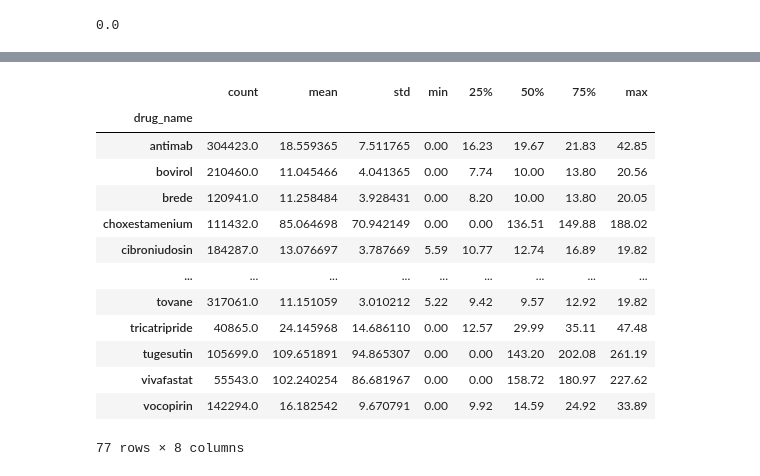
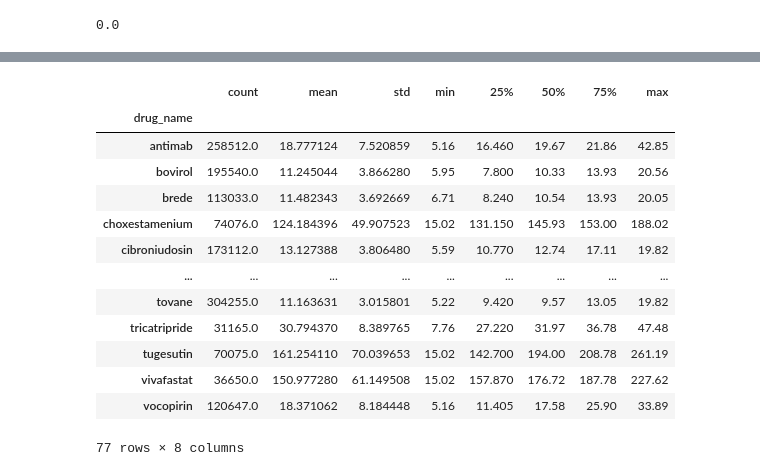
Before and after one commit to Erdos-Red-Eye/CMM_Patient_Expenses, a Jupyter notebook: CoverMyMed_EDA.ipynb, the cells around one changed output, grey strips where cells are left out. Saved outputs shown, nothing was run; the diff lists cells and outputs as text; code cells hidden in the pictures.

```diff
--- a/CoverMyMed_EDA.ipynb
+++ b/CoverMyMed_EDA.ipynb
@@ -273,18 +283,18 @@ tugesutin    6.52                107.891696
 Name: patient_pay, dtype: float64
 # %%
-df.groupby(['drug_name'])['patient_pay'].describe()
+df[df['rejected']==False].groupby(['drug_name'])['patient_pay'].describe()
 # %% [output]
 |  | count | mean | std | min | 25% | 50% | 75% | max |
 | drug_name |  |  |  |  |  |  |  |  |
-| antimab | 304423.0 | 18.559365 | 7.511765 | 0.00 | 16.23 | 19.67 | 21.83 | 42.85 |
-| bovirol | 210460.0 | 11.045466 | 4.041365 | 0.00 | 7.74 | 10.00 | 13.80 | 20.56 |
-| brede | 120941.0 | 11.258484 | 3.928431 | 0.00 | 8.20 | 10.00 | 13.80 | 20.05 |
-| choxestamenium | 111432.0 | 85.064698 | 70.942149 | 0.00 | 0.00 | 136.51 | 149.88 | 188.02 |
-| cibroniudosin | 184287.0 | 13.076697 | 3.787669 | 5.59 | 10.77 | 12.74 | 16.89 | 19.82 |
+| antimab | 258512.0 | 18.777124 | 7.520859 | 5.16 | 16.460 | 19.67 | 21.86 | 42.85 |
+| bovirol | 195540.0 | 11.245044 | 3.866280 | 5.95 | 7.800 | 10.33 | 13.93 | 20.56 |
+| brede | 113033.0 | 11.482343 | 3.692669 | 6.71 | 8.240 | 10.54 | 13.93 | 20.05 |
+| choxestamenium | 74076.0 | 124.184396 | 49.907523 | 15.02 | 131.150 | 145.93 | 153.00 | 188.02 |
+| cibroniudosin | 173112.0 | 13.127388 | 3.806480 | 5.59 | 10.770 | 12.74 | 17.11 | 19.82 |
 | ... | ... | ... | ... | ... | ... | ... | ... | ... |
-| tovane | 317061.0 | 11.151059 | 3.010212 | 5.22 | 9.42 | 9.57 | 12.92 | 19.82 |
-| tricatripride | 40865.0 | 24.145968 | 14.686110 | 0.00 | 12.57 | 29.99 | 35.11 | 47.48 |
-| tugesutin | 105699.0 | 109.651891 | 94.865307 | 0.00 | 0.00 | 143.20 | 202.08 | 261.19 |
-| vivafastat | 55543.0 | 102.240254 | 86.681967 | 0.00 | 0.00 | 158.72 | 180.97 | 227.62 |
-| vocopirin | 142294.0 | 16.182542 | 9.670791 | 0.00 | 9.92 | 14.59 | 24.92 | 33.89 |
+| tovane | 304255.0 | 11.163631 | 3.015801 | 5.22 | 9.420 | 9.57 | 13.05 | 19.82 |
+| tricatripride | 31165.0 | 30.794370 | 8.389765 | 7.76 | 27.220 | 31.97 | 36.78 | 47.48 |
+| tugesutin | 70075.0 | 161.254110 | 70.039653 | 15.02 | 142.700 | 194.00 | 208.78 | 261.19 |
+| vivafastat | 36650.0 | 150.977280 | 61.149508 | 15.02 | 157.870 | 176.72 | 187.78 | 227.62 |
+| vocopirin | 120647.0 | 18.371062 | 8.184448 | 5.16 | 11.405 | 17.58 | 25.90 | 33.89 |
 77 rows × 8 columns
```
Also changed, not shown: parts of 43 cells of this notebook.
